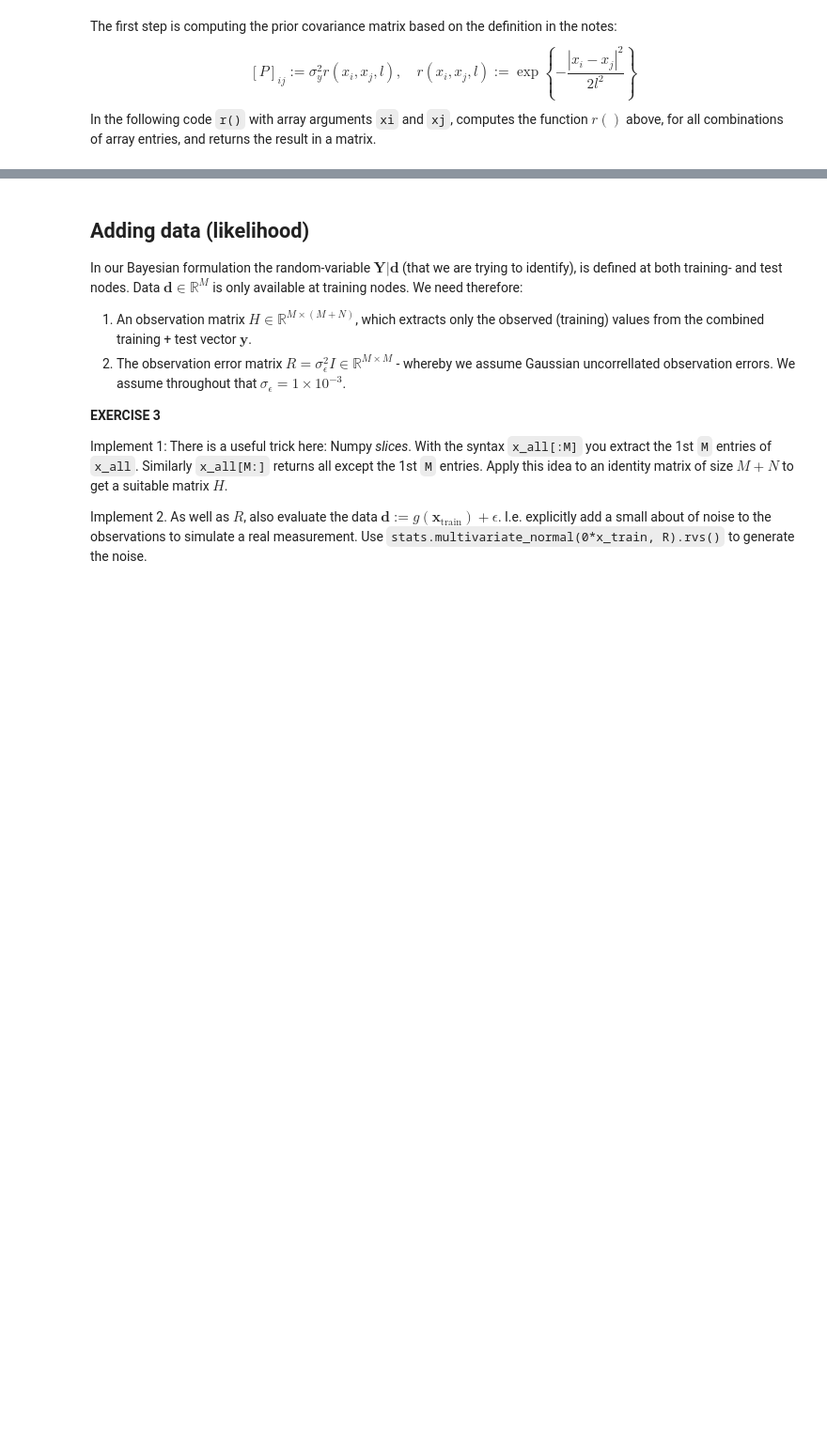
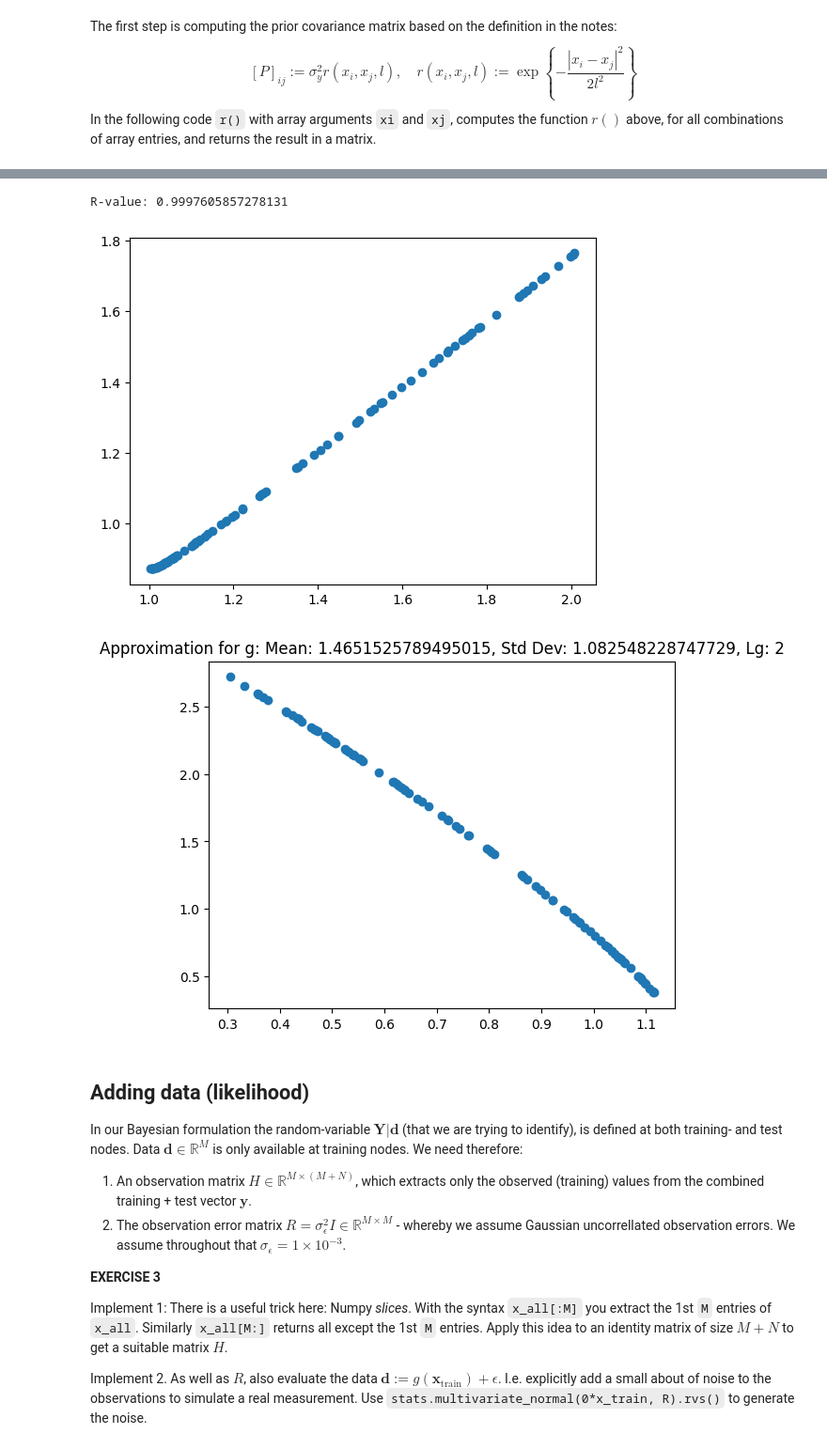
Before and after one commit to msahirs/CFD_IV, a Jupyter notebook: Tutorial2.ipynb, the cells around one changed output, grey strips where cells are left out. Shown: that part at 94% size. Saved outputs shown, nothing was run; the diff lists cells and outputs as text; code cells hidden in the pictures; blank space fills up the shorter version.

```diff
--- a/Tutorial2.ipynb
+++ b/Tutorial2.ipynb
@@ -53,3 +54,12 @@ x_all =
+# %%
+M = 10
+N = 100
+
+x_train = np.random.rand(M)
+x_test = np.random.rand(N)
+x_all = np.hstack((x_train, x_test))
+
+assert x_all.shape == (M+N,)
 # %% [markdown]
 ## Sampling from the prior
 # %% [markdown]
@@ -83,3 +99,52 @@ Plot a few (e.g. 10-20) samples of $\mathbf{Y}_0$ (each sample is a function).
+# %%
+def mu(x):
+    return 1+x**2 #np.mean(x)*np.ones(len(x))
+
+def sigma(x):
+    return np.std(x)
+
+
+# prior
+mu_test = mu((x_test)) # mean
+sigma_test = sigma((x_test)) # std. dev
+
+# posterior
+# mu_test = mu(g(x_test)) # mean
+# sigma_test = sigma(g(x_test)) # std. dev
+
+P_test = r(x_test, x_test, sigma_test, l=2) # unsure if x_i = x_j = x_train
+
+#print(f'P_Test: {P_test}')
+#print(f'mu_Test: {mu_test}')
+#print(f'size: Ptest: {np.shape(P_test)}')
+n_samples = 20
+
+Y0 = stats.multivariate_normal(mean = mu_test,cov = P_test, allow_singular= True).rvs(n_samples)
+#print(f'Y0 shape: {np.shape(Y0)}')
+
+slope, intercept, r_value, p_value, std_err = stats.linregress(Y0[0],Y0[1])
+
+print(f'R-value: {r_value}')
+
+plt.scatter(Y0[0], Y0[1])
+plt.show()
+
+
+
+### OPTIMAL PARAMS FOR g:
+mu_g = 1.4651525789495015
+sigma_g = 1.082548228747729
+l_g = 2 # unsure
+
+P_g = r(x_test, x_test, sigma_g, l=l_g)
+Yg0 = stats.multivariate_normal(mean = mu_g*np.ones(len(x_test)),cov = P_g, allow_singular= True).rvs(n_samples)
+plt.title(f'Approximation for g: Mean: {mu_g}, Std Dev: {sigma_g}, Lg: {l_g}')
+plt.scatter(Yg0[0], Yg0[1])
+plt.show()
+# %% [output]
+R-value: 0.9997605857278131
+[figure, added]
+[figure, added]
 # %% [markdown]
 ## Adding data (likelihood)
 
```
Also changed, not shown: parts of 7 cells of this notebook.
